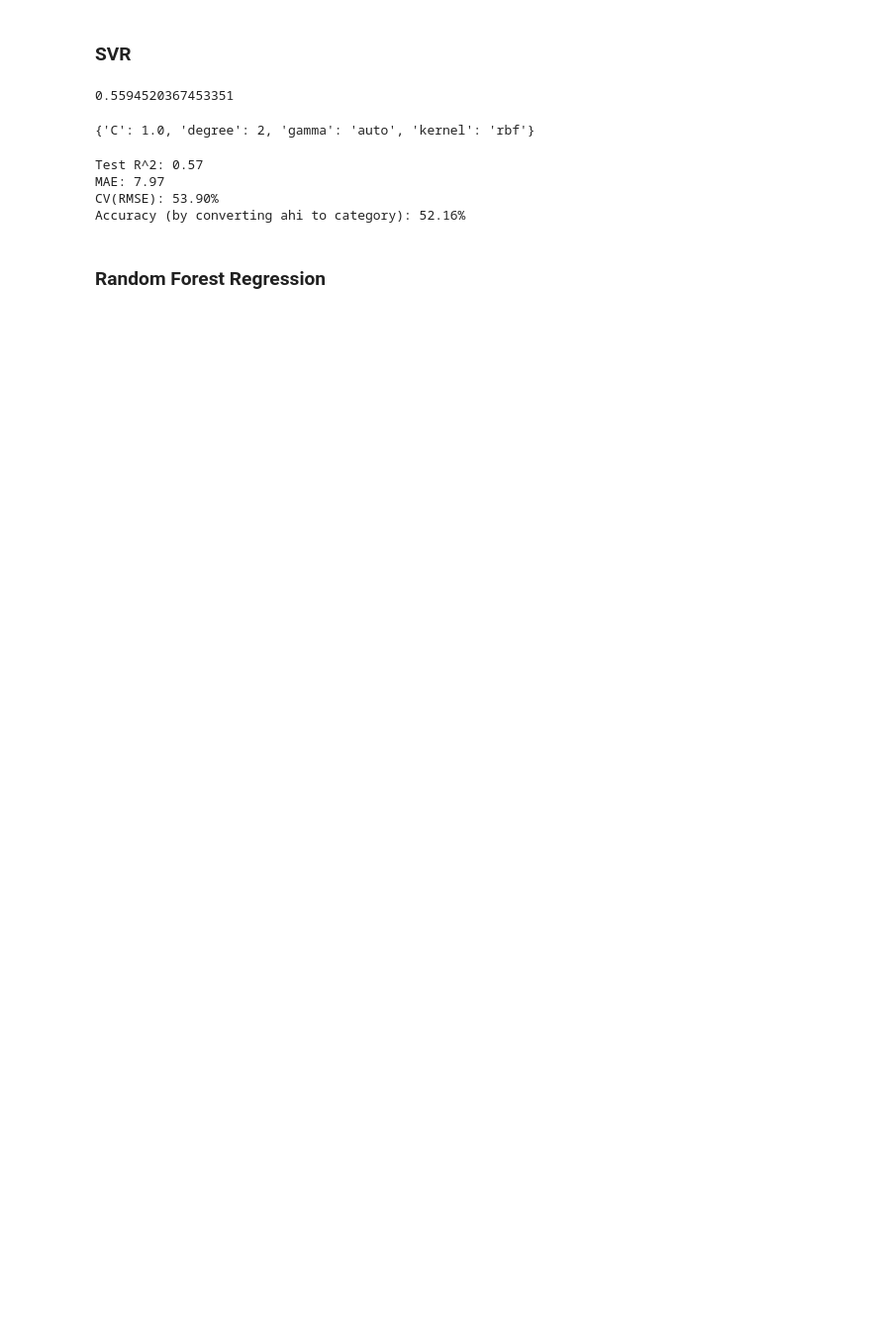
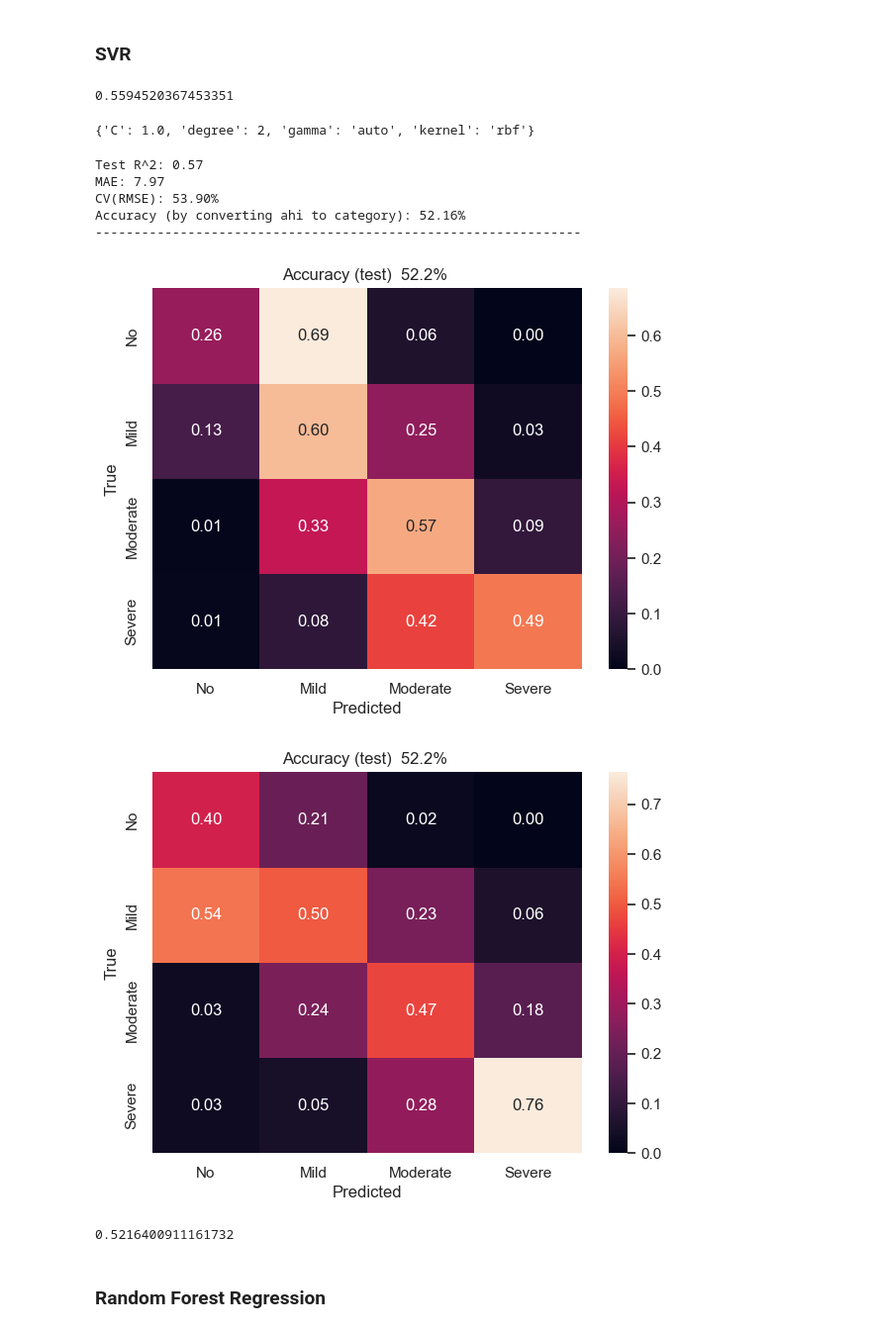
Before and after one commit to filipposkat/apnea-ppg, a Jupyter notebook: meta_model_notebook - weighted.ipynb, the cells around one changed output. Shown at 99% size. Drawn from its saved outputs; the diff is of its cells as text; code cells hidden in the pictures; blank space fills up the shorter version.

```diff
--- a/meta_model_notebook - weighted.ipynb
+++ b/meta_model_notebook - weighted.ipynb
@@ -583,25 +573,32 @@ best_svr_params
 # %%
 y_hat = Y_scaler_ahi.inverse_transform(best_svr.predict(X_test).reshape(-1,1)).ravel()
 y_true = Y_test_reg[:,5]
 
 y_hat_clas = ahi_to_category_vf(y_hat)
 y_true_clas = Y_test_clas
 
 r2 = r2_score(y_true=y_true, y_pred=y_hat)
 mae = mean_absolute_error(y_true=y_true, y_pred=y_hat)
 rmse = mean_squared_error(y_true=y_true, y_pred=y_hat, squared=False)
 y_mean = np.mean(y_true)
 accuracy = accuracy_score(y_true=y_true_clas, y_pred=y_hat_clas)
 
 print(f"Test R^2: {r2:.2f}")
 print(f"MAE: {mae:.2f}")
 print(f"CV(RMSE): {100*rmse/y_mean:.2f}%")
 print(f"Accuracy (by converting ahi to category): {100*accuracy:.2f}%")
+print("---------------------------------------------------------------")
+classification_performance(y_true_clas, y_hat_clas, test=True, plot_confusion=True, target_labels=["No", "Mild", "Moderate", "Severe"], normalize="true")
+classification_performance(y_true_clas, y_hat_clas, test=True, plot_confusion=True, target_labels=["No", "Mild", "Moderate", "Severe"], normalize="pred")
 # %% [output]
 Test R^2: 0.57
 MAE: 7.97
 CV(RMSE): 53.90%
 Accuracy (by converting ahi to category): 52.16%
+---------------------------------------------------------------
+[figure, added]
+[figure, added]
+0.5216400911161732
 # %% [markdown]
 ### Random Forest Regression
 # %%
```
Also changed, not shown: parts of 13 cells of this notebook, 2 other files.
